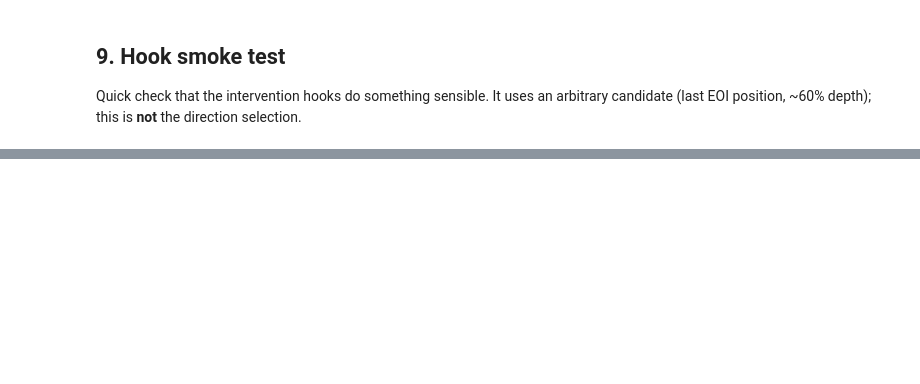
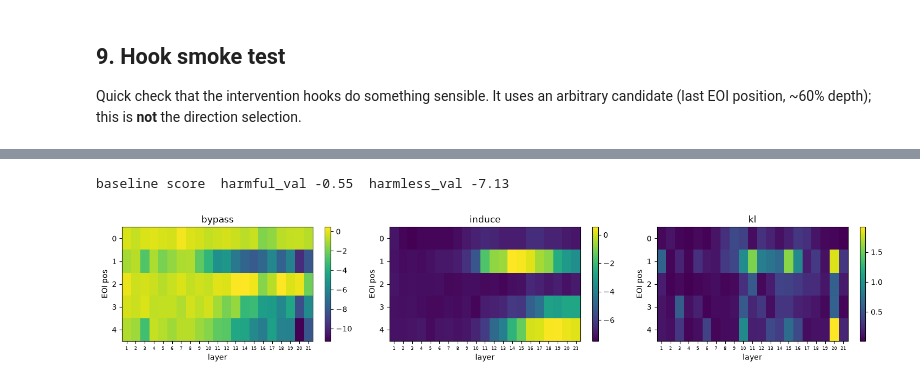
Before and after one commit to vrishabav/interp-exploration, a Jupyter notebook: refusal_neurons.ipynb, the cells around one changed output, grey strips where cells are left out. Cells and saved outputs as stored; diff of their text form; code cells hidden in the pictures; blank space fills up the shorter version.

Commit message:
more results

```diff
--- a/refusal_neurons.ipynb
+++ b/refusal_neurons.ipynb
@@ -19,3 +22,21 @@ To force a recompute, delete the corresponding file.
+# %%
+# repair interrupted checkpoint writes: anything truncated mid-save gets renamed to *.corrupt and is recomputed
+import json, os, zipfile
+from pathlib import Path
+import pandas as pd
+
+for p in [p for d in ["data", "cache", "results"] for p in Path(d).rglob("*") if p.is_file()]:
+    if p.suffix == ".tmp":
+        p.unlink(); print("removed leftover", p); continue
+    try:
+        if p.suffix == ".json":
+            json.load(open(p))
+        elif p.suffix == ".csv":
+            pd.read_csv(p)
+        elif p.suffix == ".pt":
+            assert zipfile.is_zipfile(p)       # torch.save writes a zip; a truncated one has no end record
+    except Exception:
+        os.replace(p, str(p) + ".corrupt"); print("corrupt, will recompute:", p)
 # %% [markdown]
 ## 0. Config
 # %%
@@ -468,0 +566,35 @@ Everything below is open. Useful handles:
+# %%
+sel_path = RES_DIR / "direction_selection.json"
+sel = load_json(sel_path, [])
+done = {(d["pos"], d["layer"]) for d in sel}
+
+hv, lv = prompts["harmful_val"], prompts["harmless_val"]
+base_lp = last_logprobs(lv)
+print("baseline score  harmful_val %.2f  harmless_val %.2f" % (
+    refusal_from_logprobs(last_logprobs(hv)).mean(), refusal_from_logprobs(base_lp).mean()))
+
+cands = [(p, l) for p in range(N_EOI) for l in range(1, int(0.8 * N_LAYERS)) if (p, l) not in done]
+for p, l in tqdm(cands, desc="candidates"):
+    r = candidate_dirs[p, l]
+    abl = direction_ablation_hooks(r)
+    lp_abl = last_logprobs(lv, *abl)
+    sel.append({
+        "pos": p, "layer": l,
+        "bypass": refusal_from_logprobs(last_logprobs(hv, *abl)).mean().item(),
+        "induce": refusal_from_logprobs(last_logprobs(lv, *actadd_hooks(r, l))).mean().item(),
+        "kl": (base_lp.exp() * (base_lp - lp_abl)).sum(-1).mean().item(),
+    })
+    save_json(sel, sel_path)
+
+sel_df = pd.DataFrame(sel)
+fig, axs = plt.subplots(1, 3, figsize=(15, 3))
+for ax, col in zip(axs, ["bypass", "induce", "kl"]):
+    m = sel_df.pivot(index="pos", columns="layer", values=col)
+    im = ax.imshow(m, aspect="auto", cmap="viridis")
+    ax.set_title(col); ax.set_xlabel("layer"); ax.set_ylabel("EOI pos")
+    ax.set_xticks(range(m.shape[1])); ax.set_xticklabels(m.columns, fontsize=6)
+    plt.colorbar(im, ax=ax)
+plt.tight_layout(); plt.savefig(FIG_DIR / "direction_selection.png", dpi=150); plt.show()
+# %% [output]
+baseline score  harmful_val -0.55  harmless_val -7.13
+[figure, added]
```
Also changed, not shown: parts of 47 cells of this notebook, 16 other files.
